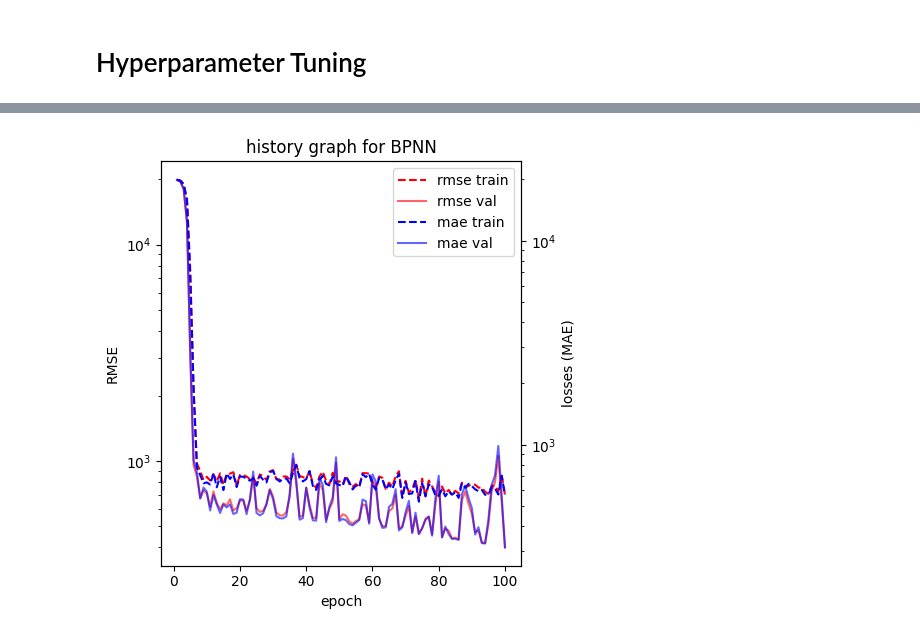
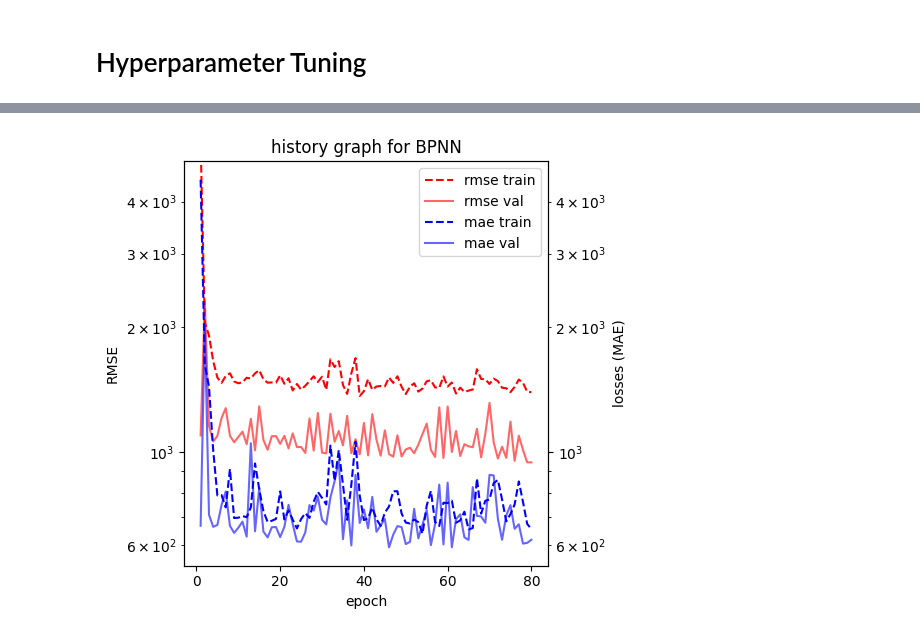
Before and after one commit to jprili/gnn-mlip, a Jupyter notebook: mlip.ipynb, the cells around one changed output, grey strips where cells are left out. Saved outputs shown, nothing was run; the diff lists cells and outputs as text; code cells hidden in the pictures.

```diff
--- a/mlip.ipynb
+++ b/mlip.ipynb
@@ -63,8 +37,8 @@ X = np.array(
 # symmetries with 25 rows were calculated from SymmetryCalculator,
 # it can go up to 95 atoms but it's too slow
 
-for idx, x in enumerate(X):
-    X[idx] = scaler.fit_transform(x)
+#for idx, x in enumerate(X):
+#    X[idx] = scaler.fit_transform(x)
 
 # read energy file
 y = pd.read_csv(
@@ -98,8 +89,8 @@ model.compile(
     metrics = [keras.metrics.RootMeanSquaredError()]
 )
 # %%
-n_epochs = 100
-batch_sz = 10
+n_epochs = 80
+batch_sz = 20
 
 bpnn = model.fit(
     X_train, y_train,
@@ -200,17 +192,14 @@ plt.show()
 # %%
 def build_model(hp):
     tf.keras.backend.clear_session()
-    n_layers = hp.Choice("layers", [3, 4])
-    units    = hp.Choice("units", [25, 50])
-    lrs      = hp.Choice("rates", [0.001, 0.0001])
+    n_layers = hp.Choice("layers", [4, 5, 6])
+    units    = hp.Choice("units", [16, 32, 64])
+    lrs      = hp.Choice("learn_rates", [0.0005, 0.0001, 0.00005])
 
     layers = []
     for _ in range(n_layers):
         layers.append(
             Dense(units, activation = "relu")
-        )
-        layers.append(
-            Dropout(0.1)
         )
 
     model = BPNN(layers)
@@ -226,13 +215,13 @@ def build_model(hp):
 tuner = keras_tuner.GridSearch(
     build_model,
     objective = "val_root_mean_squared_error",
-    max_trials = 8
+    max_trials = 27
 )
 
 tuner.search(
     X_train, y_train,
     epochs = n_epochs,
     validation_data = (X_val, y_val),
-    verbose = 1
+    verbose = 0
 )
 # %% [output]
@@ -257,7 +265,7 @@ import matplotlib.pyplot as plt
 
 xax = np.arange(1, n_epochs + 1)
 
-fig, ax = plt.subplots(nrows = 1, ncols = 1, figsize = (5, 5))
+fig, ax = plt.subplots(nrows = 1, ncols = 1, figsize = (5.5, 5))
 ax.set_title("history graph for BPNN")
 ax.set_xlabel("epoch")
 
@@ -280,34 +288,37 @@ ax.plot(
     alpha = 0.6,
     label = "rmse val"
 )
 
 tax.plot(
     xax,
     bpnn_tuned.history["loss"],
     "b--",
     label = "mae train"
 )
 
 tax.plot(
     xax,
     bpnn_tuned.history["val_loss"],
     "b",
     alpha = 0.6,
     label = "mae val"
 )
 
 
 ax.set_yscale("log")
 tax.set_yscale("log")
+ax.set_ylim(tax.get_ylim())
 
 lns = [*ax.lines, *tax.lines]
 labels = [ln.get_label() for ln in lns]
 
 ax.legend(lns, labels)
 plt.tight_layout()
 plt.show()
+
+fig.savefig("history.pdf")
 # %% [output]
-[figure, old version]
+[figure, new version]
 # %%
 preds = m_tuned.predict(X_test)
 # %% [output]
```
Also changed, not shown: parts of 16 cells of this notebook.
